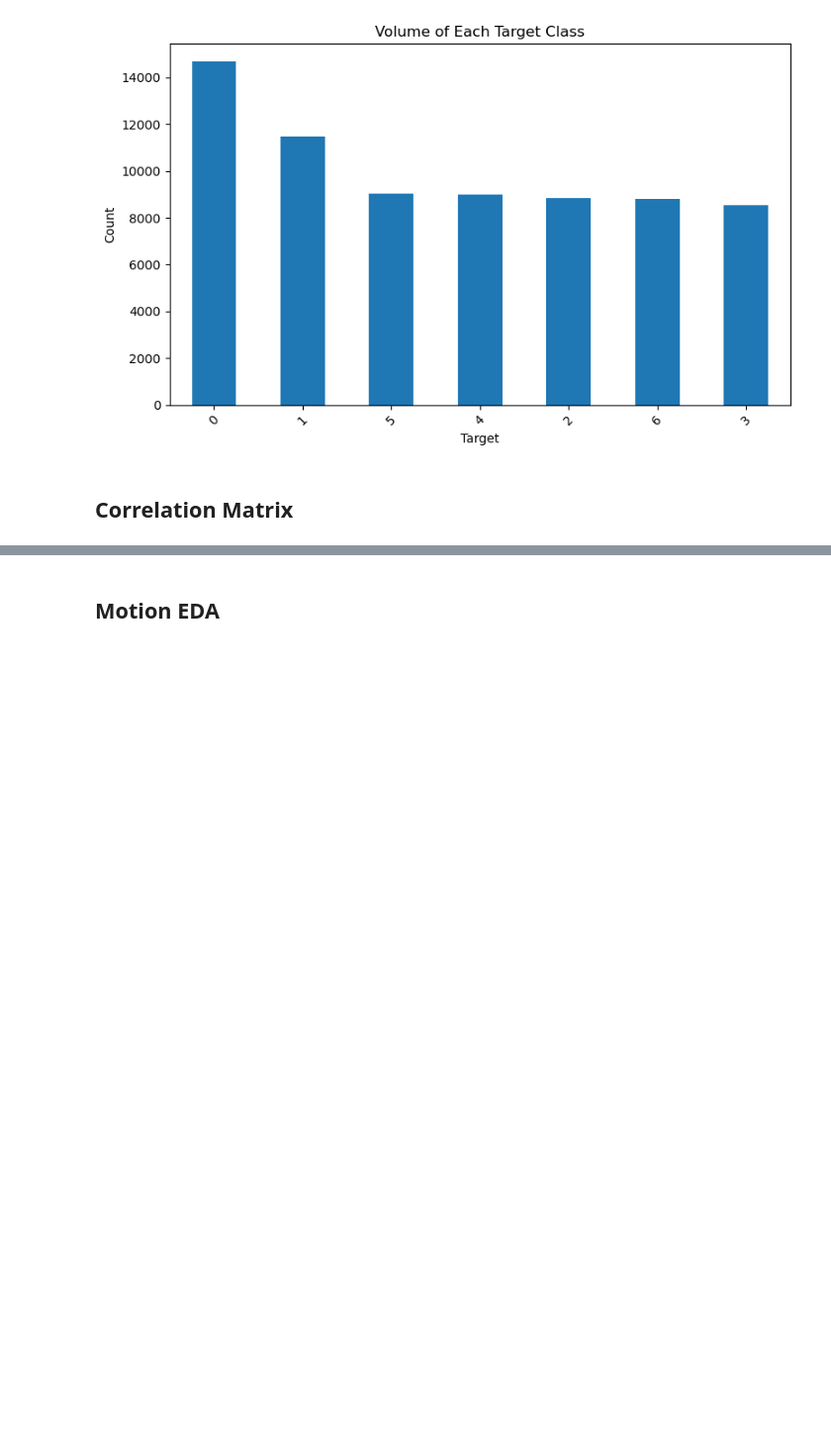
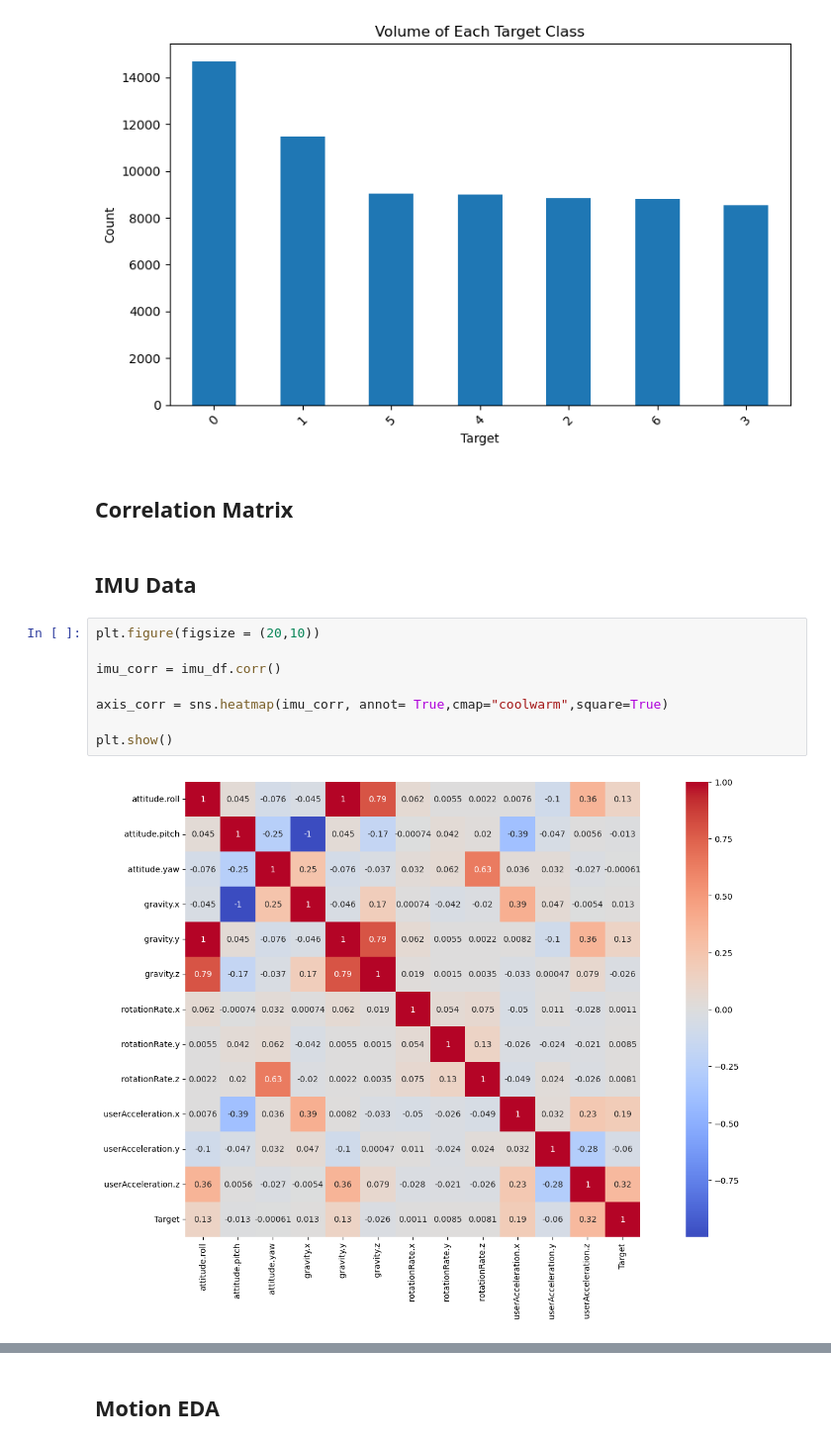
Before and after one commit to 99pranit/Human_Activity_Recognition, a Jupyter notebook: notebook/imu_eda.ipynb, the cells around one changed output, grey strips where cells are left out. Shown at 99% size. Drawn from its saved outputs; the diff is of its cells as text; blank space fills up the shorter version.

```diff
--- a/notebook/imu_eda.ipynb
+++ b/notebook/imu_eda.ipynb
@@ -45,3 +45,15 @@ plt.show()
 [figure]
 # %% [markdown]
 ## Correlation Matrix
+# %% [markdown]
+## IMU Data
+# %%
+plt.figure(figsize = (20,10))
+
+imu_corr = imu_df.corr()
+
+axis_corr = sns.heatmap(imu_corr, annot= True,cmap="coolwarm",square=True)
+
+plt.show()
+# %% [output]
+[figure, added]
```
Also changed, not shown: parts of 9 cells of this notebook, 1 other file.
